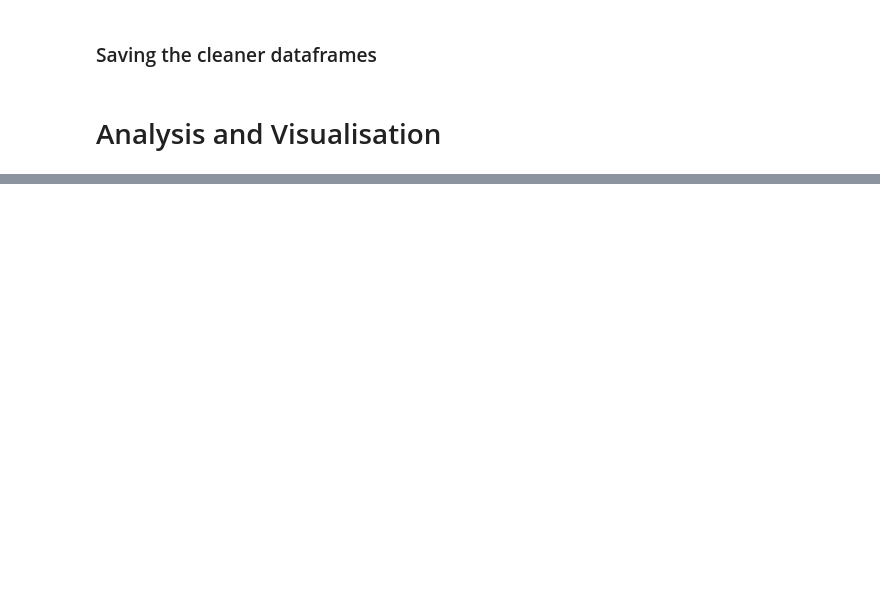
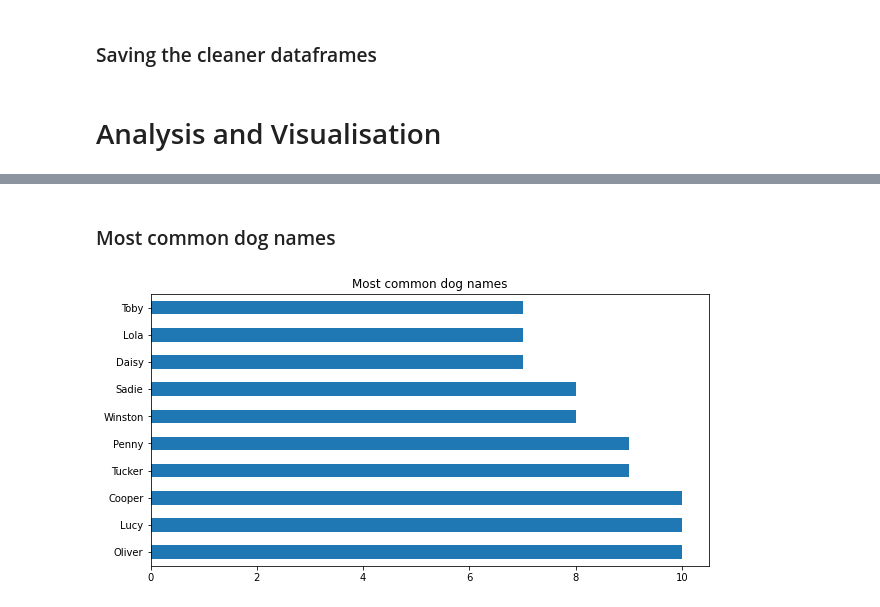
Before and after one commit to IonDragos2003/UdacityDA_Analyze-WeRateDogs-Tweets, a Jupyter notebook: the_analysis.ipynb, the cells around one changed output, grey strips where cells are left out. Drawn from its saved outputs; the diff is of its cells as text; code cells hidden in the pictures; blank space fills up the shorter version.

```diff
--- a/the_analysis.ipynb
+++ b/the_analysis.ipynb
@@ -629,0 +630,2 @@ test
+# %%
+df = main_df_clean.copy() # Storing in a generic df for easier access
@@ -629,0 +652,8 @@ test
+# %% [markdown]
+### Most common dog names
+# %%
+dog_names = df.name.value_counts()[1:11]
+# %%
+dog_names.plot.barh(figsize = (10,5), title = 'Most common dog names');
+# %% [output]
+[figure, added]
```
Also changed, not shown: parts of 20 cells of this notebook, 1 other file.
